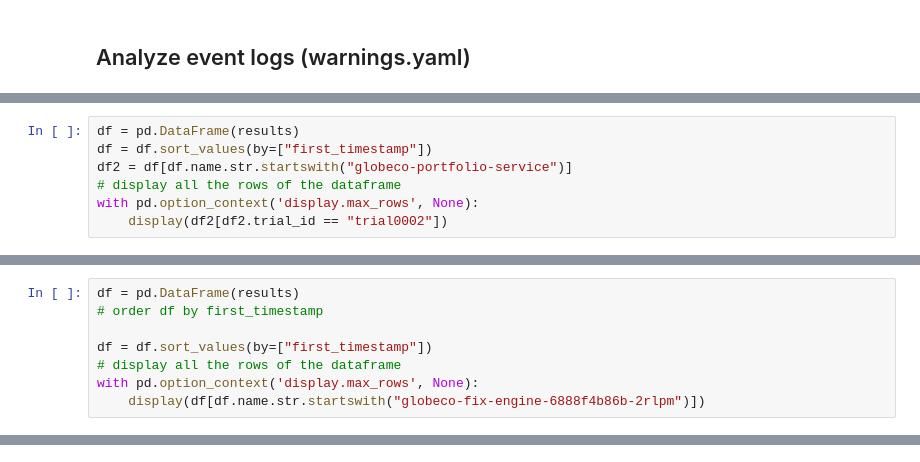
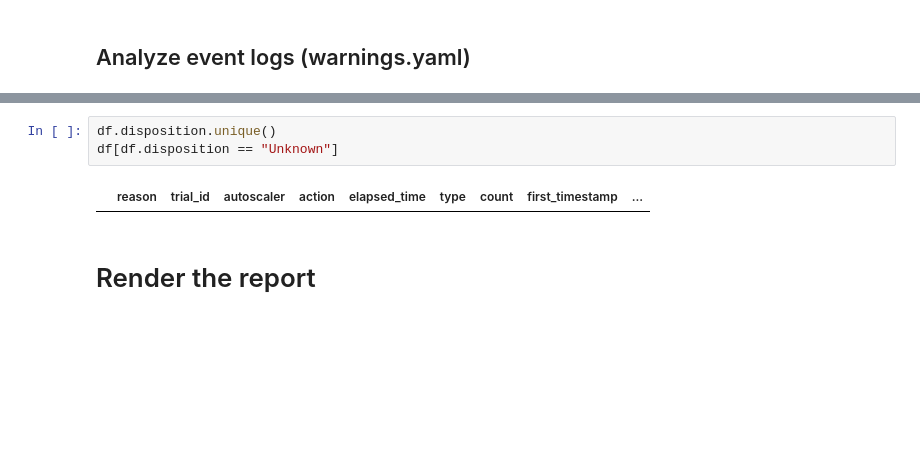
Before and after one commit to kasbench/kasbench-audit, a Jupyter notebook: notebooks/audit.ipynb, the cells around one changed output, grey strips where cells are left out. Cells and saved outputs as stored; diff of their text form; blank space fills up the shorter version.

Commit message:
report complete as notebook

```diff
--- a/notebooks/audit.ipynb
+++ b/notebooks/audit.ipynb
@@ -356,7 +378,0 @@ hpa: 9
-# %%
-df = pd.DataFrame(results)
-df = df.sort_values(by=["first_timestamp"])
-df2 = df[df.name.str.startswith("globeco-portfolio-service")]
-# display all the rows of the dataframe
-with pd.option_context('display.max_rows', None):
-    display(df2[df2.trial_id == "trial0002"])
@@ -406,8 +378,0 @@ df.groupby(["trial_id", "autoscaler", "reason"]).agg({"type": ["count"]})
-# %%
-df = pd.DataFrame(results)
-# order df by first_timestamp
-
-df = df.sort_values(by=["first_timestamp"])
-# display all the rows of the dataframe
-with pd.option_context('display.max_rows', None):
-    display(df[df.name.str.startswith("globeco-fix-engine-6888f4b86b-2rlpm")])
@@ -448,0 +518,7 @@ df[df.name.str.startswith("globeco-fix-engine-6888f4b86b-")].groupby("name").agg
+# %%
+df.disposition.unique()
+df[df.disposition == "Unknown"]
+# %% [output]
+|  | reason | trial_id | autoscaler | action | elapsed_time | type | count | first_timestamp | ... |
+# %% [markdown]
+# Render the report
```
Also changed, not shown: parts of 24 cells of this notebook, 5 other files.
